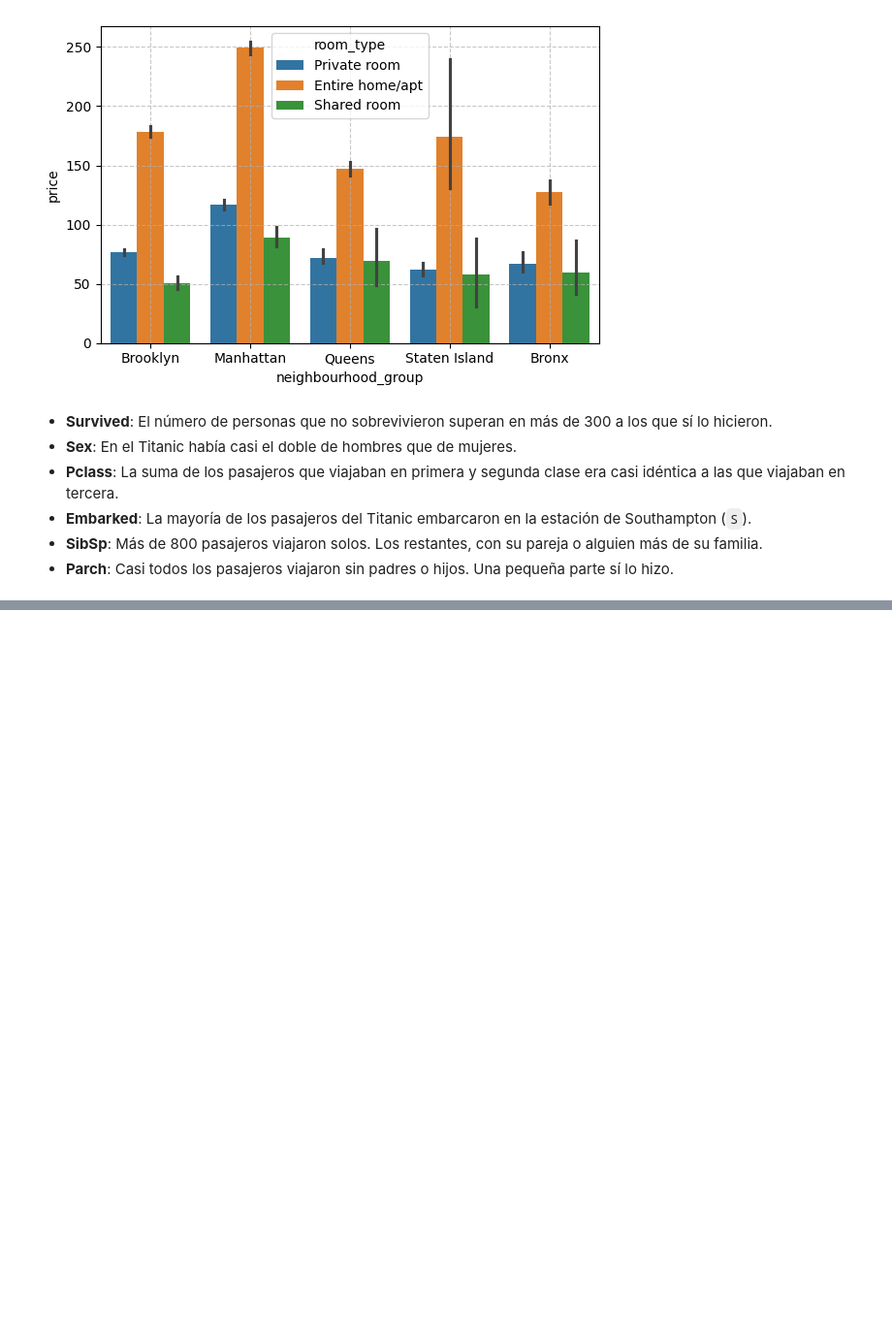
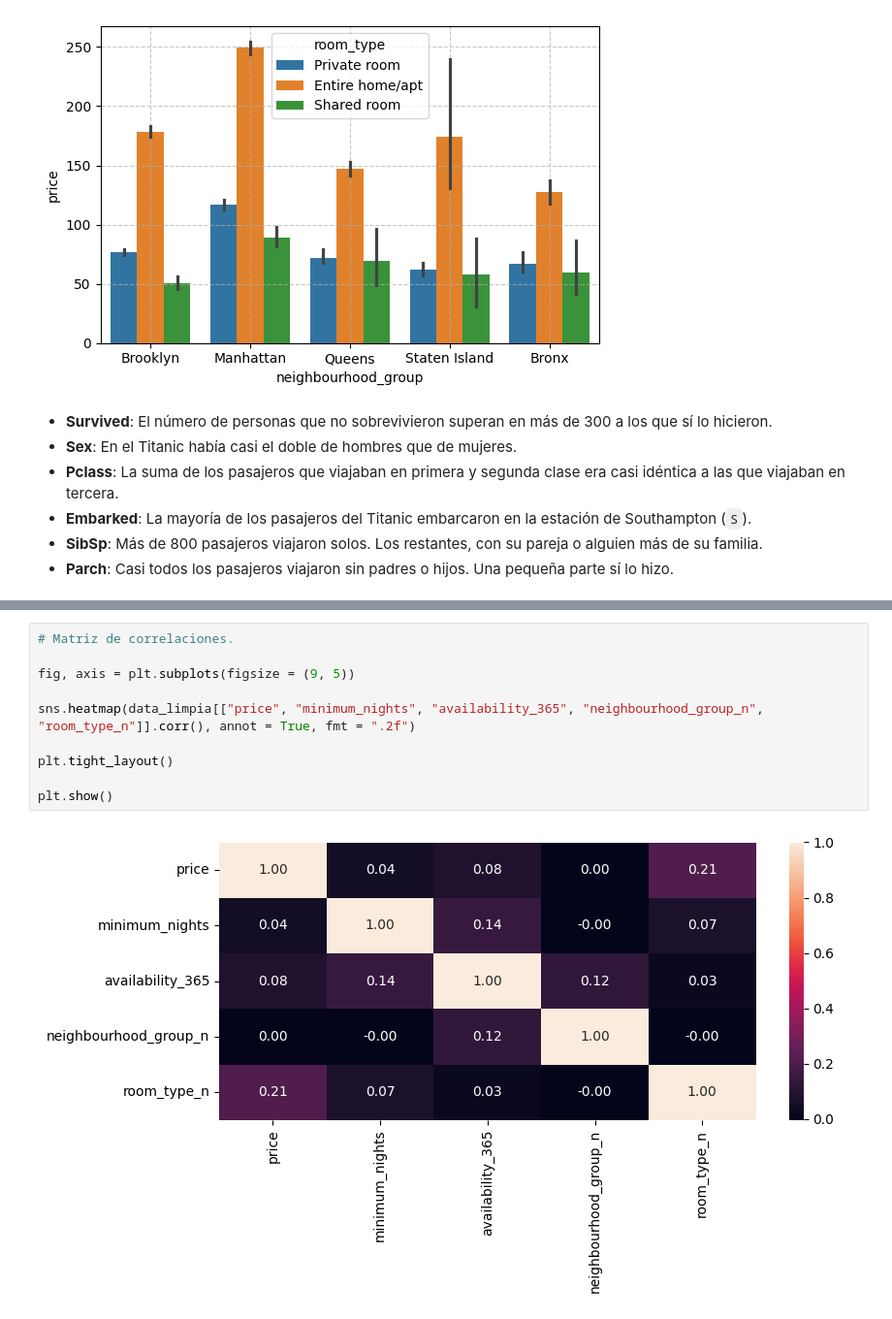
Before and after one commit to Julianmarania/Machine-learning-python-template_Project_12_Julian_Lopez, a Jupyter notebook: src/explore.ipynb, the cells around one changed output, grey strips where cells are left out. Shown at 97% size. Drawn from its saved outputs; the diff is of its cells as text; blank space fills up the shorter version.

```diff
--- a/src/explore.ipynb
+++ b/src/explore.ipynb
@@ -214,3 +213,15 @@ all_transformation_rules = {
 
 with open("Transformation_rules.json", "w") as f:
     json.dump(all_transformation_rules, f)
+# %%
+# Matriz de correlaciones.
+
+fig, axis = plt.subplots(figsize = (9, 5))
+
+sns.heatmap(data_limpia[["price", "minimum_nights", "availability_365", "neighbourhood_group_n", "room_type_n"]].corr(), annot = True, fmt = ".2f")
+
+plt.tight_layout()
+
+plt.show()
+# %% [output]
+[figure, added]
```
Also changed, not shown: parts of 5 cells of this notebook.
